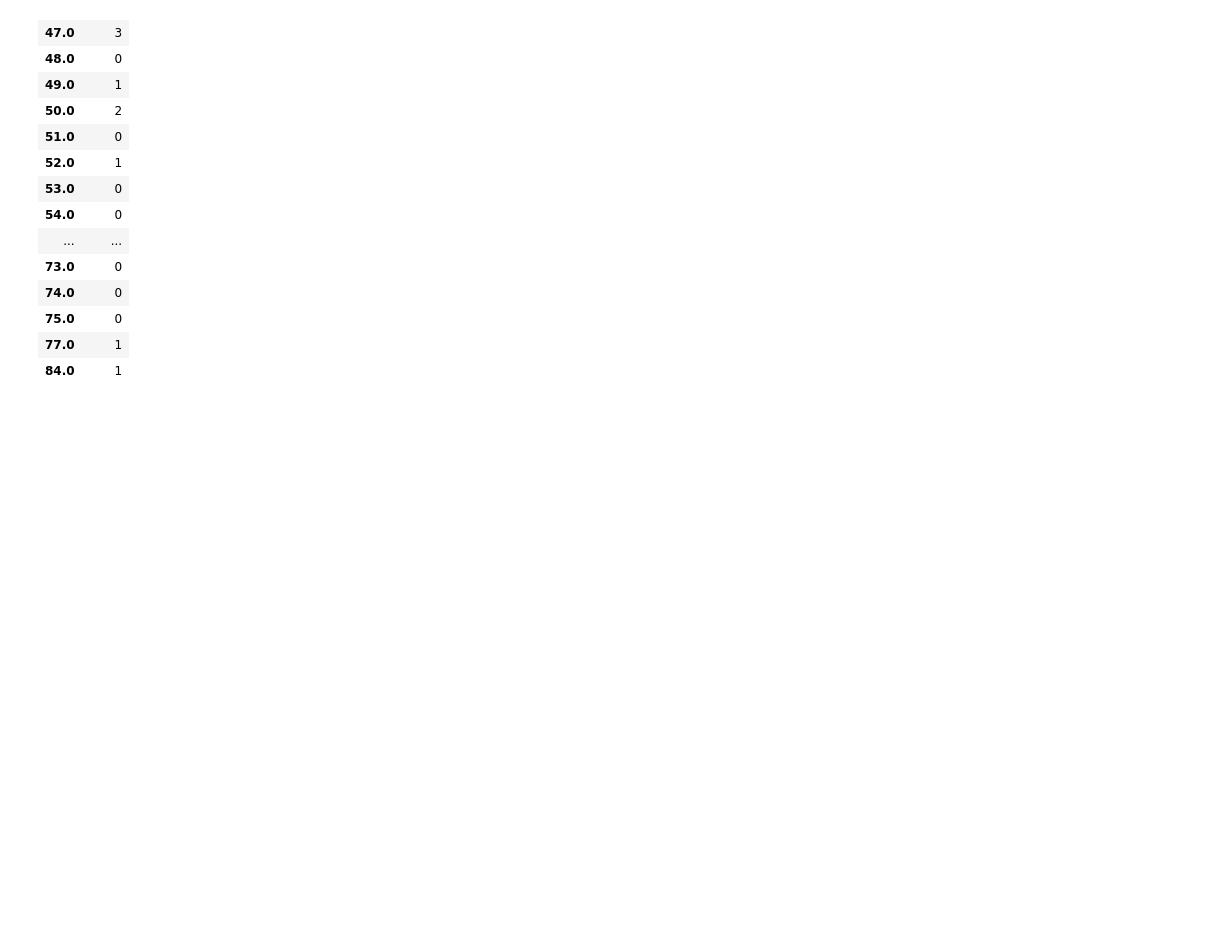
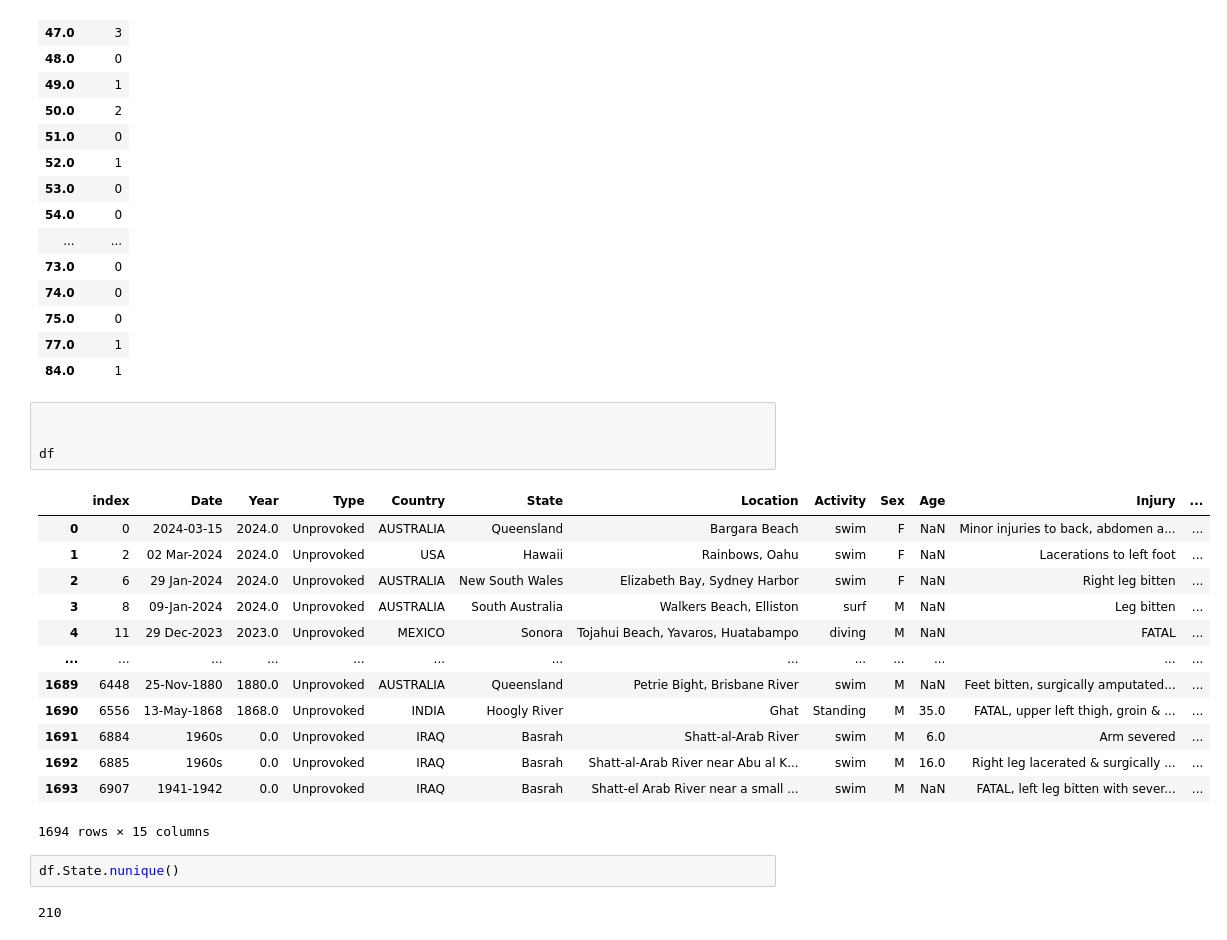
Before and after one commit to ShaQ90/shark_attack, a Jupyter notebook: main.ipynb, the cells around one changed output. Drawn from its saved outputs; the diff is of its cells as text; blank space fills up the shorter version.

```diff
--- a/main.ipynb
+++ b/main.ipynb
@@ -193,3 +193,25 @@ df_pivot.tail(30)
 | 75.0 | 0 |
 | 77.0 | 1 |
 | 84.0 | 1 |
+# %%
+
+
+df
+# %% [output]
+|  | index | Date | Year | Type | Country | State | Location | Activity | Sex | Age | Injury | ... |
+| 0 | 0 | 2024-03-15 | 2024.0 | Unprovoked | AUSTRALIA | Queensland | Bargara Beach | swim | F | NaN | Minor injuries to back, abdomen a... | ... |
+| 1 | 2 | 02 Mar-2024 | 2024.0 | Unprovoked | USA | Hawaii | Rainbows, Oahu | swim | F | NaN | Lacerations to left foot | ... |
+| 2 | 6 | 29 Jan-2024 | 2024.0 | Unprovoked | AUSTRALIA | New South Wales | Elizabeth Bay, Sydney Harbor | swim | F | NaN | Right leg bitten | ... |
+| 3 | 8 | 09-Jan-2024 | 2024.0 | Unprovoked | AUSTRALIA | South Australia | Walkers Beach, Elliston | surf | M | NaN | Leg bitten | ... |
+| 4 | 11 | 29 Dec-2023 | 2023.0 | Unprovoked | MEXICO | Sonora | Tojahui Beach, Yavaros, Huatabampo | diving | M | NaN | FATAL | ... |
+| ... | ... | ... | ... | ... | ... | ... | ... | ... | ... | ... | ... | ... |
+| 1689 | 6448 | 25-Nov-1880 | 1880.0 | Unprovoked | AUSTRALIA | Queensland | Petrie Bight, Brisbane River | swim | M | NaN | Feet bitten, surgically amputated... | ... |
+| 1690 | 6556 | 13-May-1868 | 1868.0 | Unprovoked | INDIA | Hoogly River | Ghat | Standing | M | 35.0 | FATAL, upper left thigh, groin & ... | ... |
+| 1691 | 6884 | 1960s | 0.0 | Unprovoked | IRAQ | Basrah | Shatt-al-Arab River | swim | M | 6.0 | Arm severed | ... |
+| 1692 | 6885 | 1960s | 0.0 | Unprovoked | IRAQ | Basrah | Shatt-al-Arab River near Abu al K... | swim | M | 16.0 | Right leg lacerated & surgically ... | ... |
+| 1693 | 6907 | 1941-1942 | 0.0 | Unprovoked | IRAQ | Basrah | Shatt-el Arab River near a small ... | swim | M | NaN | FATAL, left leg bitten with sever... | ... |
+1694 rows × 15 columns
+# %%
+df.State.nunique()
+# %% [output]
+210
```
Also changed, not shown: 1 other file.
